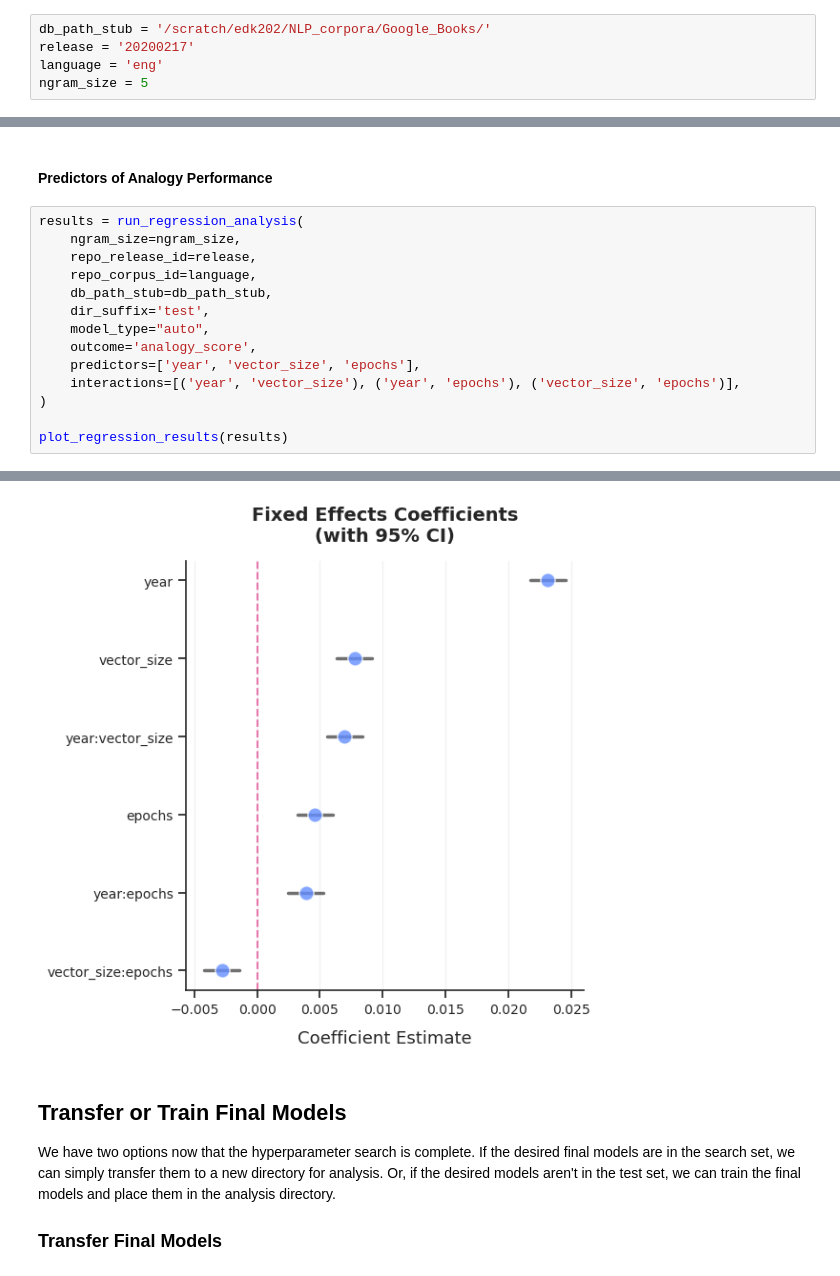
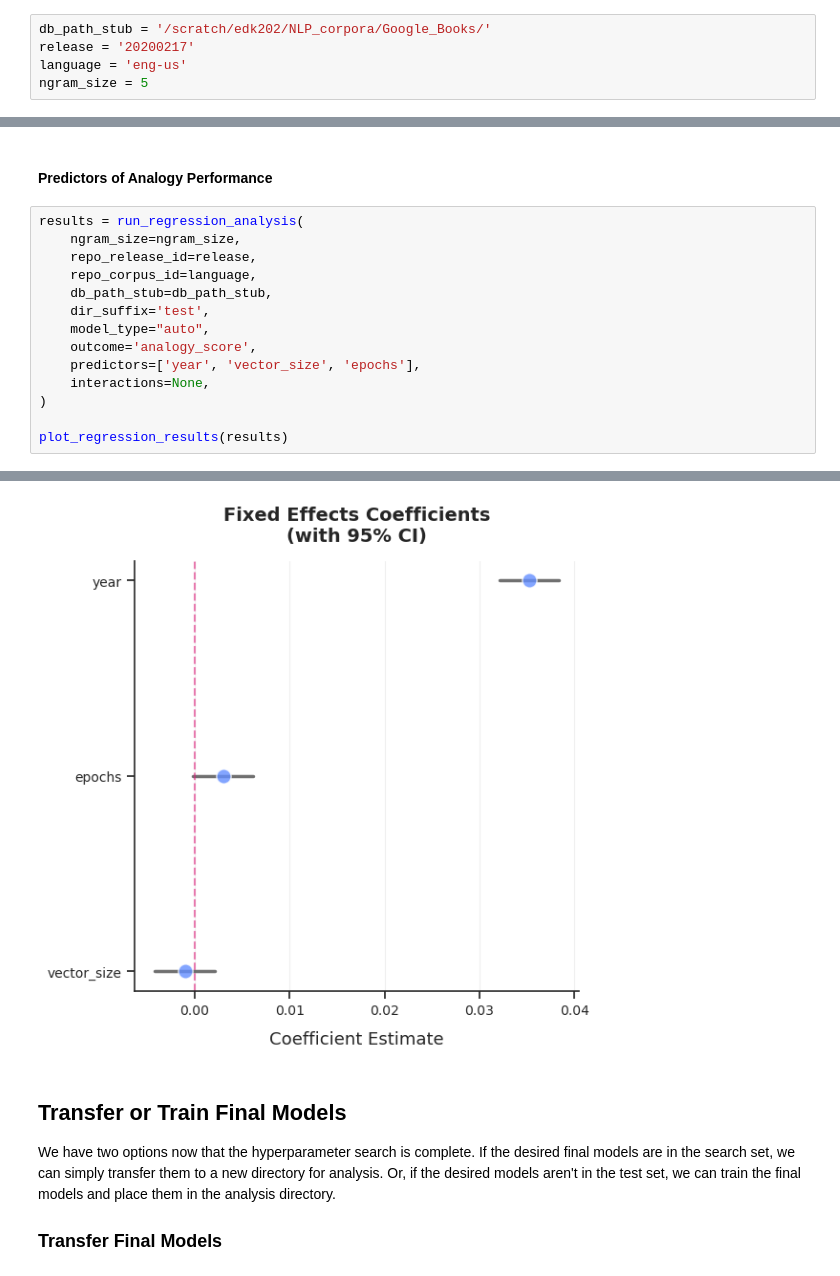
Before and after one commit to eric-d-knowles/lexichron, a Jupyter notebook: notebooks/ngram_training_workflow.ipynb, the cells around one changed output, grey strips where cells are left out. Cells and saved outputs as stored; diff of their text form.

```diff
--- a/notebooks/ngram_training_workflow.ipynb
+++ b/notebooks/ngram_training_workflow.ipynb
@@ -25,7 +25,7 @@ Here we set basic parameters: the corpus path stub, corpus release, language, an
 # %%
 db_path_stub = '/scratch/edk202/NLP_corpora/Google_Books/'
 release = '20200217'
-language = 'eng'
+language = 'eng-us'
 ngram_size = 5
 # %% [markdown]
 ## **Test Model Hyperparameters**
@@ -212,7 +204,7 @@ results = run_regression_analysis(
     model_type="auto",
     outcome='analogy_score',
     predictors=['year', 'vector_size', 'epochs'],
-    interactions=[('year', 'vector_size'), ('year', 'epochs'), ('vector_size', 'epochs')],
+    interactions=None,
 )
 
 plot_regression_results(results)
@@ -233,8 +225,8 @@ Model converged successfully!
 
 Notes:
 [1] Standard Errors assume that the covariance matrix of the errors is correctly specified.
 ================================================================================
-[figure, old version]
+[figure, new version]
 # %% [markdown]
 ## **Transfer or Train Final Models**
 
```
Also changed, not shown: parts of 6 cells of this notebook, 2 other files.
